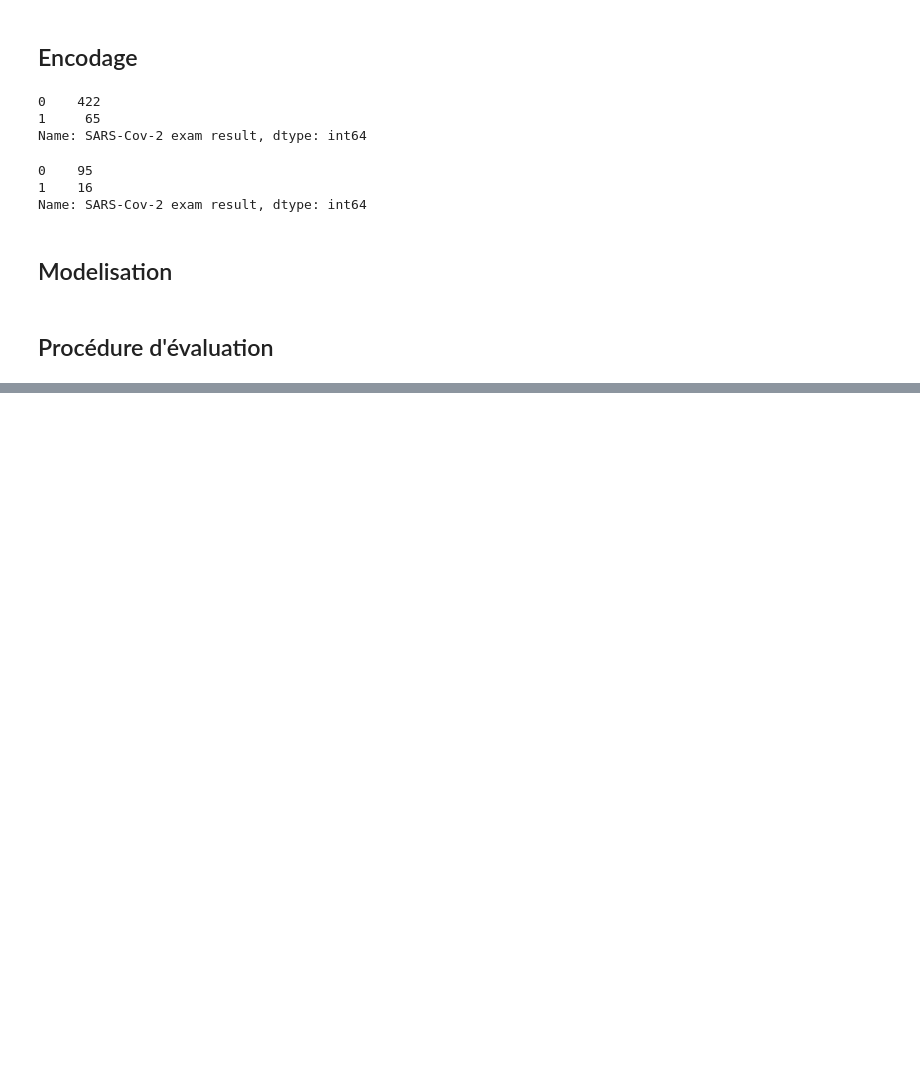
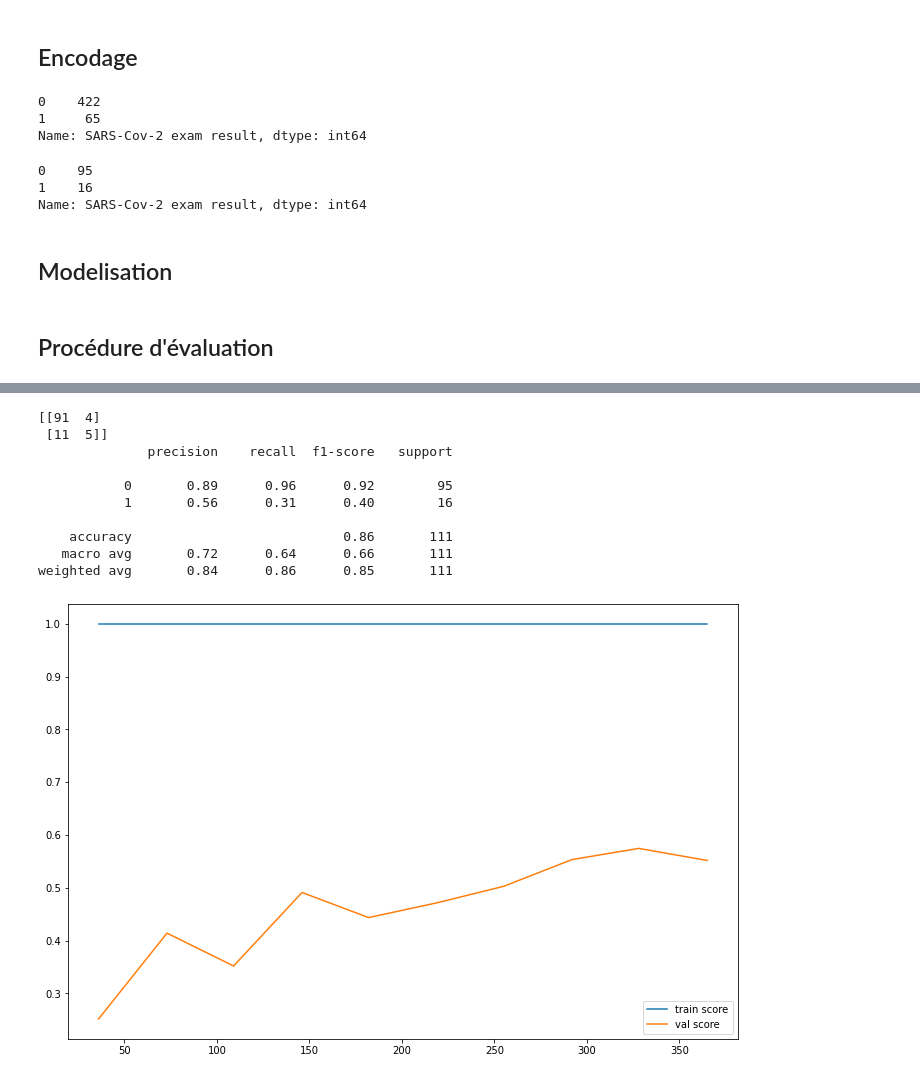
Before and after one commit to alexandre-pinon/covid-ml, a Jupyter notebook: pre-processing.ipynb, the cells around one changed output, grey strips where cells are left out. Drawn from its saved outputs; the diff is of its cells as text; code cells hidden in the pictures; blank space fills up the shorter version.

Commit message:
pipeline tests

```diff
--- a/pre-processing.ipynb
+++ b/pre-processing.ipynb
@@ -111,3 +123,7 @@ model = DecisionTreeClassifier(random_state=0)
+# %%
+model_2 = make_pipeline(PolynomialFeatures(2, include_bias=False),
+                        SelectKBest(f_classif, k=10),
+                        RandomForestClassifier(random_state=0))
 # %% [markdown]
 ## Procédure d'évaluation
 # %%
@@ -150 +166,15 @@ weighted avg       0.83      0.84      0.83       111
+# %%
+evaluation(model_2)
+# %% [output]
+[[91  4]
+ [11  5]]
+              precision    recall  f1-score   support
+
+           0       0.89      0.96      0.92        95
+           1       0.56      0.31      0.40        16
+
+    accuracy                           0.86       111
+   macro avg       0.72      0.64      0.66       111
+weighted avg       0.84      0.86      0.85       111
+[figure, added]
 # %%
```
Also changed, not shown: parts of 8 cells of this notebook.
